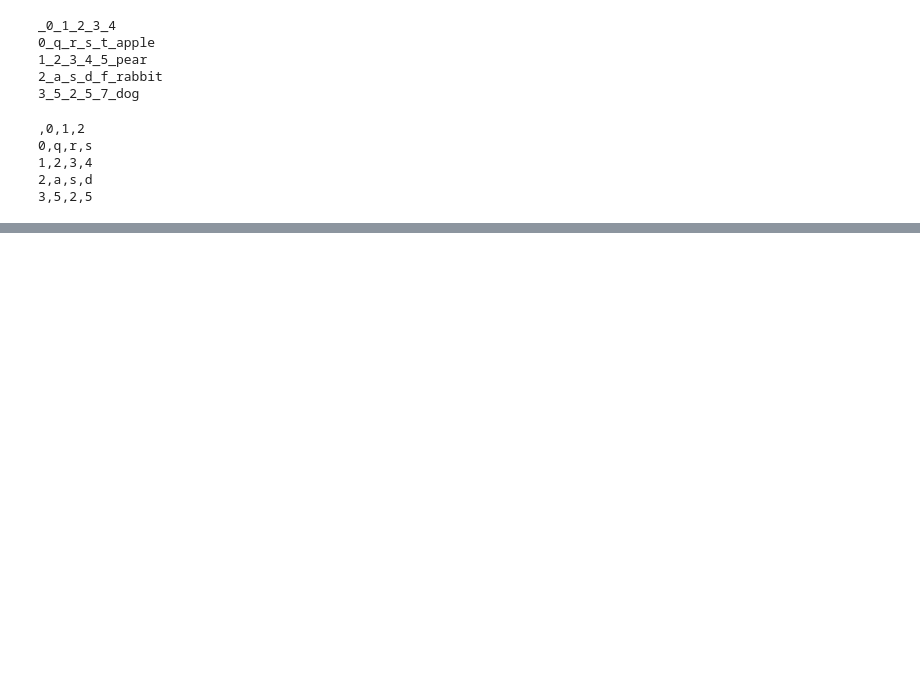
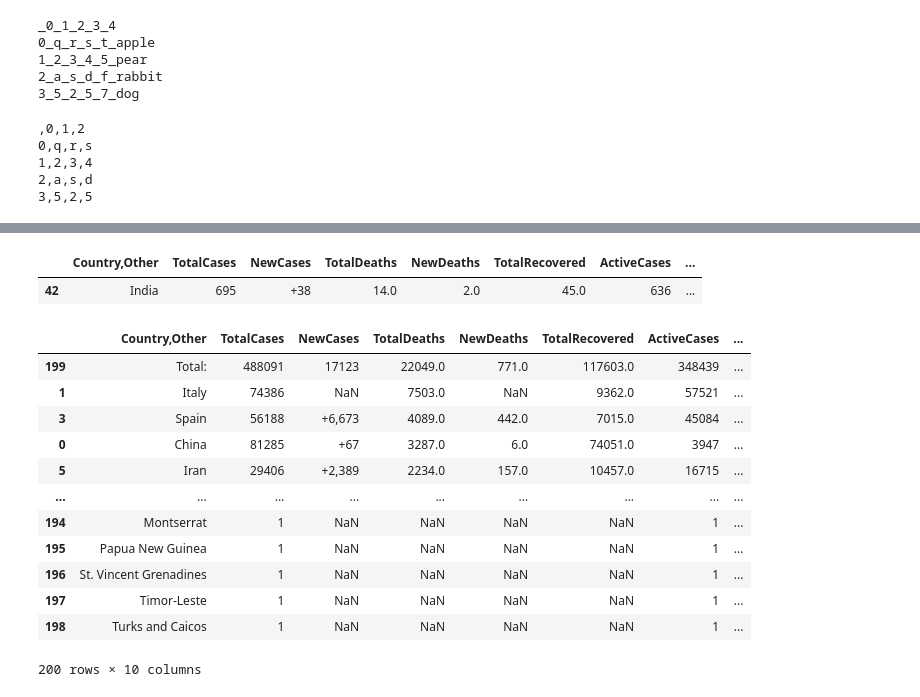
Before and after one commit to intelbala/myPython, a Jupyter notebook: Data Visualization using Python/Data Practice 1.ipynb, the cells around one changed output, grey strips where cells are left out. Saved outputs shown, nothing was run; the diff lists cells and outputs as text; code cells hidden in the pictures; blank space fills up the shorter version.

```diff
--- a/Data Visualization using Python/Data Practice 1.ipynb
+++ b/Data Visualization using Python/Data Practice 1.ipynb
@@ -71,0 +140,27 @@ dframe.to_csv(sys.stdout,columns=[0,1,2])
+# %%
+covid_url = 'https://www.worldometers.info/coronavirus/'
+# %%
+covid_list = pd.io.html.read_html(covid_url)
+# %%
+covid_stats = covid_list[0]
+# %%
+covid_stats[covid_stats['Country,Other'] == "India"]
+# %% [output]
+|  | Country,Other | TotalCases | NewCases | TotalDeaths | NewDeaths | TotalRecovered | ActiveCases | ... |
+| 42 | India | 695 | +38 | 14.0 | 2.0 | 45.0 | 636 | ... |
+# %%
+covid_stats.sort_values('TotalDeaths',ascending=False)
+# %% [output]
+|  | Country,Other | TotalCases | NewCases | TotalDeaths | NewDeaths | TotalRecovered | ActiveCases | ... |
+| 199 | Total: | 488091 | 17123 | 22049.0 | 771.0 | 117603.0 | 348439 | ... |
+| 1 | Italy | 74386 | NaN | 7503.0 | NaN | 9362.0 | 57521 | ... |
+| 3 | Spain | 56188 | +6,673 | 4089.0 | 442.0 | 7015.0 | 45084 | ... |
+| 0 | China | 81285 | +67 | 3287.0 | 6.0 | 74051.0 | 3947 | ... |
+| 5 | Iran | 29406 | +2,389 | 2234.0 | 157.0 | 10457.0 | 16715 | ... |
+| ... | ... | ... | ... | ... | ... | ... | ... | ... |
+| 194 | Montserrat | 1 | NaN | NaN | NaN | NaN | 1 | ... |
+| 195 | Papua New Guinea | 1 | NaN | NaN | NaN | NaN | 1 | ... |
+| 196 | St. Vincent Grenadines | 1 | NaN | NaN | NaN | NaN | 1 | ... |
+| 197 | Timor-Leste | 1 | NaN | NaN | NaN | NaN | 1 | ... |
+| 198 | Turks and Caicos | 1 | NaN | NaN | NaN | NaN | 1 | ... |
+200 rows × 10 columns
```
Also changed, not shown: parts of 23 cells of this notebook, 4 other files.
